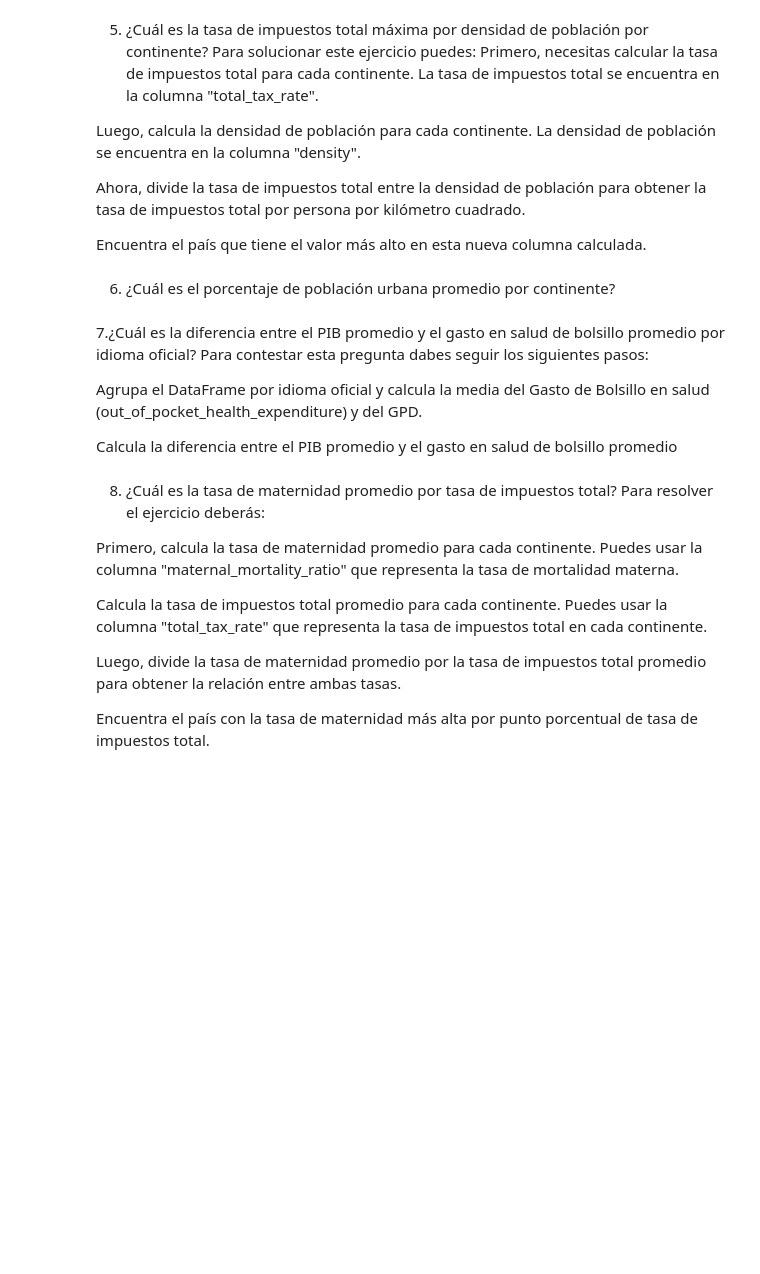
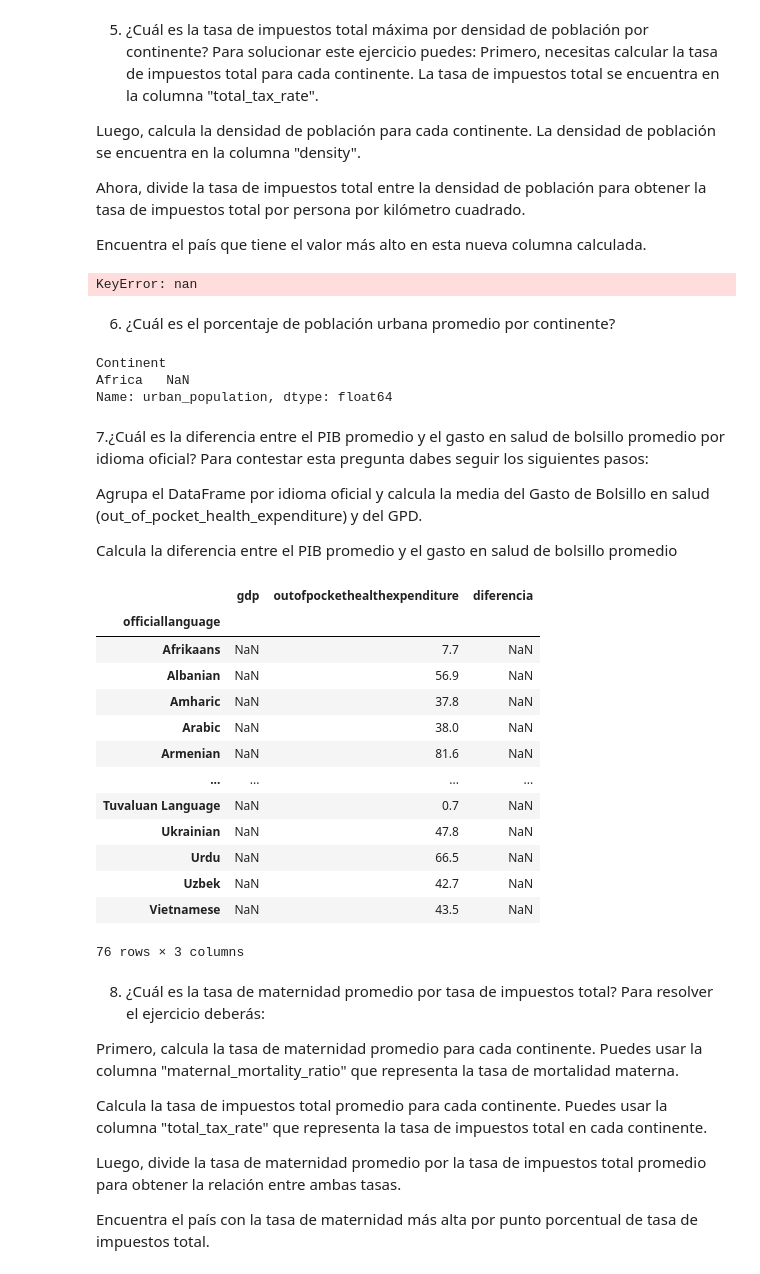
Before and after one commit to BSReguera/Pair-Programming-Modulo-3-Sprint1, a Jupyter notebook: pairprogramming-modulo3-leccion05.ipynb, the cells around one changed output. Cells and saved outputs as stored; diff of their text form; code cells hidden in the pictures; blank space fills up the shorter version.

Commit message:
Updated pair 05, exercises

```diff
--- a/pairprogramming-modulo3-leccion05.ipynb
+++ b/pairprogramming-modulo3-leccion05.ipynb
@@ -344,14 +376,21 @@ densidad_poblacion_promedio = df_pair4.groupby("Continent")["density"].mean()
 # %%
 #3.Calcular la tasa de impuestos total por persona por kilómetro cuadrado
-df_pair4["total_tax_per_km"] = df_pair4["total_tax_per_capita"] / df_pair4["density"]
+df_pair4["total_tax_per_km"] = df_pair4["total_tax_per_capita"] / df_pair4["density(p/km2)"]
 # %%
 #4. Encontrar el país que tiene el valor más alto en esta nueva columna calculada.
-# Usar el método idxmax(), para encontrar el indice del pais con el valor máximo en la c
+# Usar el método idxmax(), para encontrar el indice del pais con el valor máximo en la columna.
 pais_maximo = df_pair4.loc[df_pair4["total_tax_per_km"].idxmax(), "country"]
+# %% [output]
+KeyError: nan
 # %% [markdown]
 6. ¿Cuál es el porcentaje de población urbana promedio por continente?
 # %%
 porcentaje_poblacion_urbana = df_pair4.groupby('Continent')['urban_population'].mean()
+porcentaje_poblacion_urbana
+# %% [output]
+Continent
+Africa   NaN
+Name: urban_population, dtype: float64
 # %% [markdown]
 7.¿Cuál es la diferencia entre el PIB promedio y el gasto en salud de bolsillo promedio por idioma oficial? Para contestar esta pregunta dabes seguir los siguientes pasos:
 
@@ -360,10 +399,26 @@ Agrupa el DataFrame por idioma oficial y calcula la media del Gasto de Bolsillo
 Calcula la diferencia entre el PIB promedio y el gasto en salud de bolsillo promedio
 # %%
 # Agrupa el DataFrame por idioma oficial y calcula la media del Gasto de Bolsillo en salud (out_of_pocket_health_expenditure) y del GPD.
-diferencia_pib_salud_idioma = df_pair4.groupby("officiallanguage")[["gdp'", "outofpockethealthexpenditure"]].mean()
+diferencia_pib_salud_idioma = df_pair4.groupby("officiallanguage")[["gdp", "outofpockethealthexpenditure"]].mean()
 # %%
 # Calcula la diferencia entre el PIB promedio y el gasto en salud de bolsillo promedio
 diferencia_pib_salud_idioma["diferencia"] = diferencia_pib_salud_idioma["gdp"] - diferencia_pib_salud_idioma["outofpockethealthexpenditure"]
+diferencia_pib_salud_idioma
+# %% [output]
+|  | gdp | outofpockethealthexpenditure | diferencia |
+| officiallanguage |  |  |  |
+| Afrikaans | NaN | 7.7 | NaN |
+| Albanian | NaN | 56.9 | NaN |
+| Amharic | NaN | 37.8 | NaN |
+| Arabic | NaN | 38.0 | NaN |
+| Armenian | NaN | 81.6 | NaN |
+| ... | ... | ... | ... |
+| Tuvaluan Language | NaN | 0.7 | NaN |
+| Ukrainian | NaN | 47.8 | NaN |
+| Urdu | NaN | 66.5 | NaN |
+| Uzbek | NaN | 42.7 | NaN |
+| Vietnamese | NaN | 43.5 | NaN |
+76 rows × 3 columns
 # %% [markdown]
 8. ¿Cuál es la tasa de maternidad promedio por tasa de impuestos total? Para resolver el ejercicio deberás:
 
```
Also changed, not shown: parts of 13 cells of this notebook.
